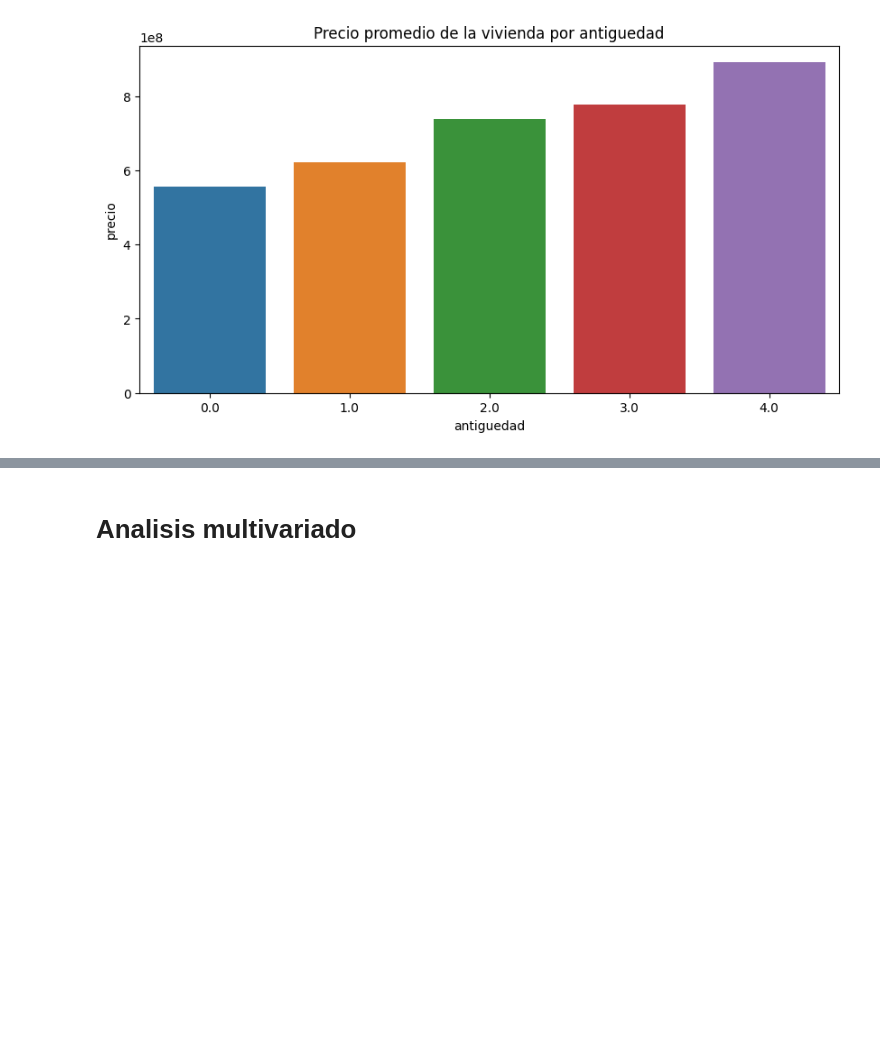
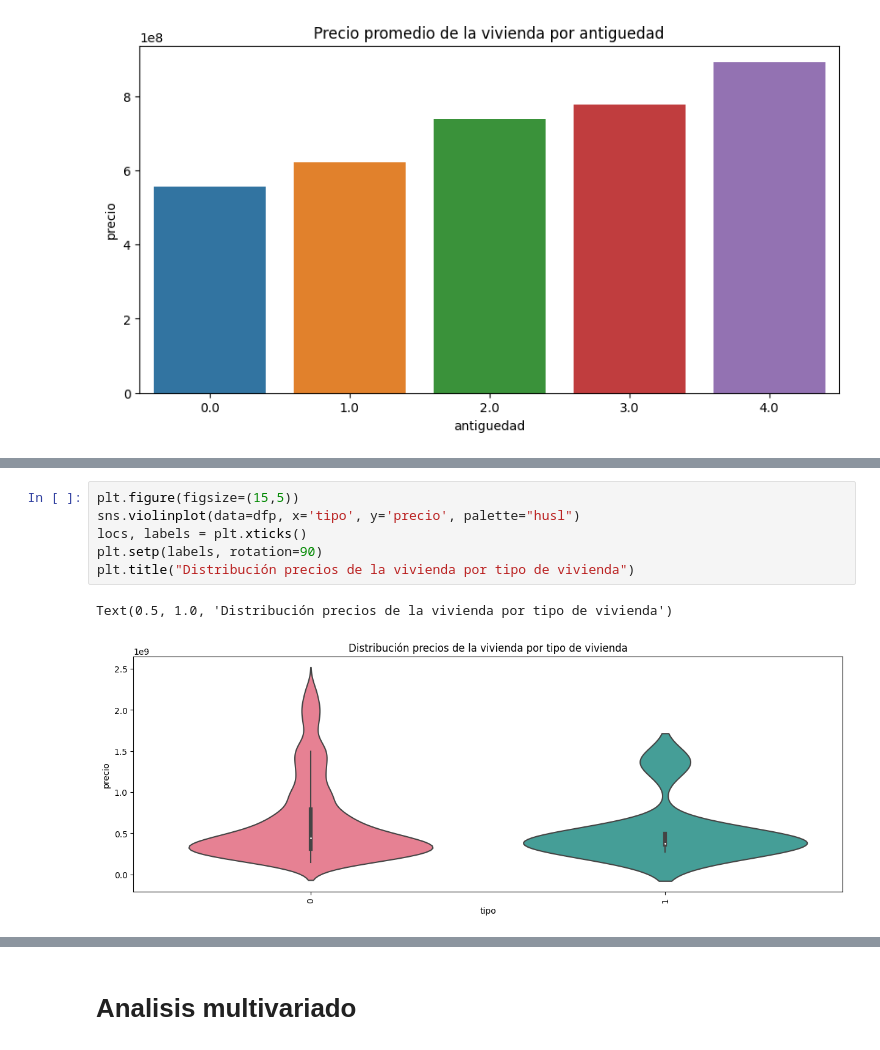
Before and after one commit to juanguzman2/Analisis-del-precio-de-las-viviendas-en-el-oriente-antioqueno, a Jupyter notebook: Script/Analisis exploratorio/Analisis_precio.ipynb, the cells around one changed output, grey strips where cells are left out. Drawn from its saved outputs; the diff is of its cells as text; blank space fills up the shorter version.

```diff
--- a/Script/Analisis exploratorio/Analisis_precio.ipynb
+++ b/Script/Analisis exploratorio/Analisis_precio.ipynb
@@ -139,0 +148,9 @@ plt.show()
+# %%
+plt.figure(figsize=(15,5))
+sns.violinplot(data=dfp, x='tipo', y='precio', palette="husl")
+locs, labels = plt.xticks()
+plt.setp(labels, rotation=90)
+plt.title("Distribución precios de la vivienda por tipo de vivienda")
+# %% [output]
+Text(0.5, 1.0, 'Distribución precios de la vivienda por tipo de vivienda')
+[figure, added]
```
Also changed, not shown: parts of 5 cells of this notebook, 2 other files.
